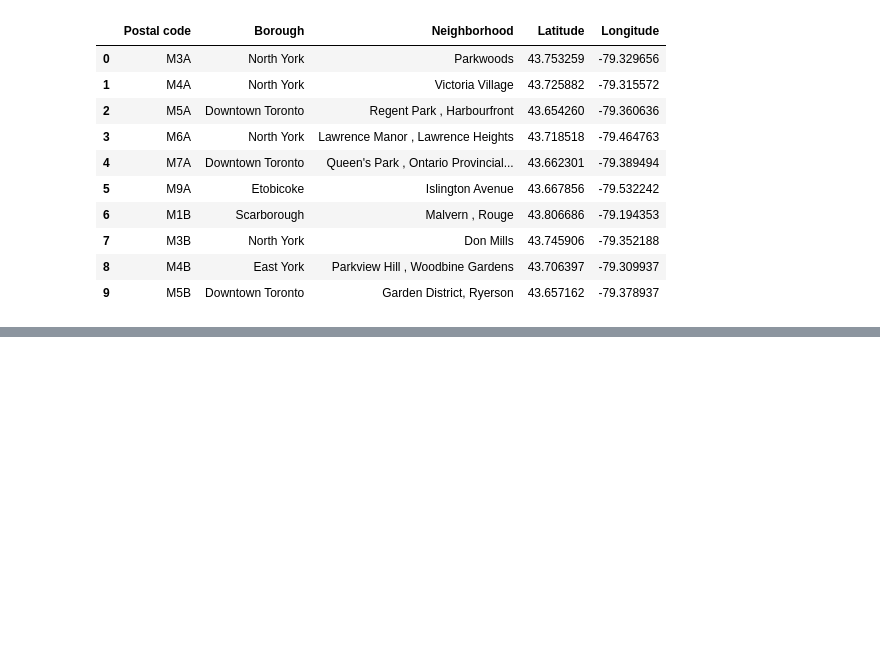
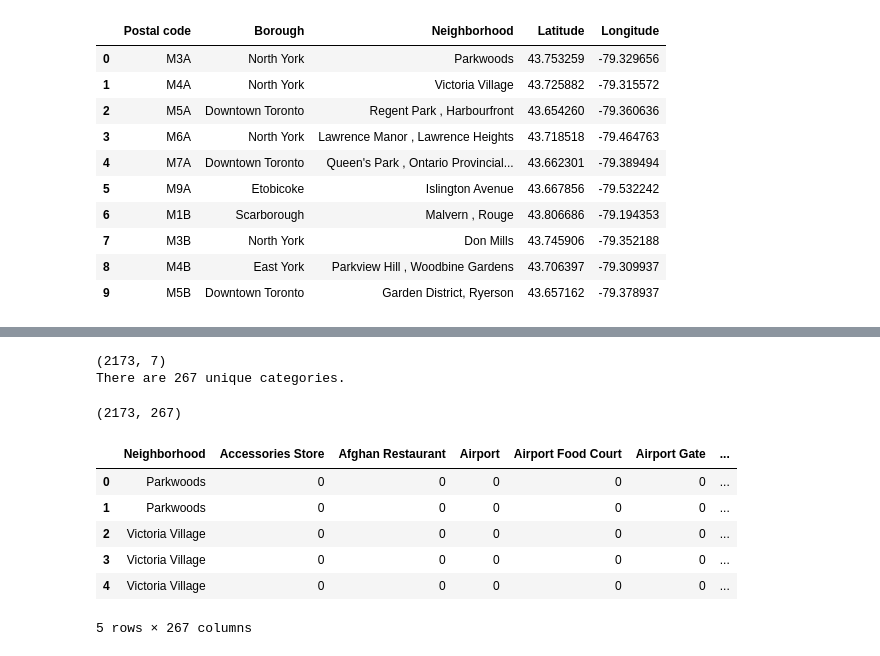
Before and after one commit to dominik-freisinger/Coursera_Capstone, a Jupyter notebook: Segmenting_Toronto_Neighborhood.ipynb, the cells around one changed output, grey strips where cells are left out. Saved outputs shown, nothing was run; the diff lists cells and outputs as text; code cells hidden in the pictures; blank space fills up the shorter version.

Commit message:
Segmenting Toronto DataSet

```diff
--- a/Segmenting_Toronto_Neighborhood.ipynb
+++ b/Segmenting_Toronto_Neighborhood.ipynb
@@ -81,0 +89,21 @@ df.head(10)
+# %%
+address = 'Toronto, CA'
+geolocator = Nominatim(user_agent = 'toronto_explorer')
+location= geolocator.geocode(address)
+latitude = location.latitude
+longitude = location.longitude
+# %%
+map_toronto = folium.Map(location = [latitude, longitude], zoom_start = 10 )
+for lat, lon, label in zip(df['Latitude'],df['Longitude'],df['Neighborhood']):
+    label = folium.Popup(label, parse_html = True)
+    folium.CircleMarker(
+        [lat,lon],
+        radius = 5,
+        popup = label,
+        color='blue',
+        fill=True,
+        fill_color='#3186cc',
+        fill_opacity = 0.7,
+        parse_html=False
+    ).add_to(map_toronto)
+map_toronto
@@ -81,0 +112,6 @@ df.head(10)
+# %%
+#initializing foursquare login data
+CLIENT_ID = *******************************
+CLIENT_SECRET = *****************************
+VERSION = '20200410'
+LIMIT = 100
@@ -81,0 +158,4 @@ df.head(10)
+# %%
+toronto_venues = getNearbyVenues(names = df['Neighborhood'],
+                                latitudes = df['Latitude'],
+                                longitudes = df['Longitude'])
@@ -81,0 +180,24 @@ df.head(10)
+# %%
+print(toronto_venues.shape)
+toronto_venues.groupby('Neighborhood').count()
+print('There are {} unique categories.'.format(len(toronto_venues['Venue Category'].unique())))
+# %% [output]
+(2173, 7)
+There are 267 unique categories.
+# %%
+# one hot encoding of venue categories
+toronto_onehot = pd.get_dummies(toronto_venues[['Venue Category']], prefix = '', prefix_sep = '' )
+toronto_onehot['Neighborhood'] = toronto_venues['Neighborhood']
+fixed_columns = ['Neighborhood'] + toronto_onehot.columns.drop(['Neighborhood']).tolist()
+toronto_onehot = toronto_onehot[ fixed_columns  ]
+print(toronto_onehot.shape)
+toronto_onehot.head()
+# %% [output]
+(2173, 267)
+|  | Neighborhood | Accessories Store | Afghan Restaurant | Airport | Airport Food Court | Airport Gate | ... |
+| 0 | Parkwoods | 0 | 0 | 0 | 0 | 0 | ... |
+| 1 | Parkwoods | 0 | 0 | 0 | 0 | 0 | ... |
+| 2 | Victoria Village | 0 | 0 | 0 | 0 | 0 | ... |
+| 3 | Victoria Village | 0 | 0 | 0 | 0 | 0 | ... |
+| 4 | Victoria Village | 0 | 0 | 0 | 0 | 0 | ... |
+5 rows × 267 columns
```
Also changed, not shown: parts of 14 cells of this notebook.
